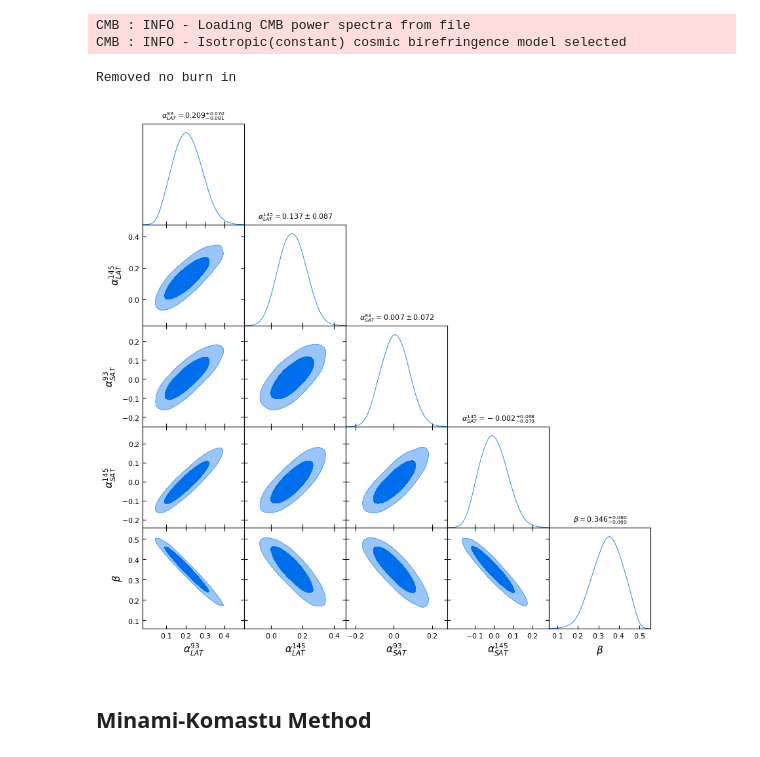
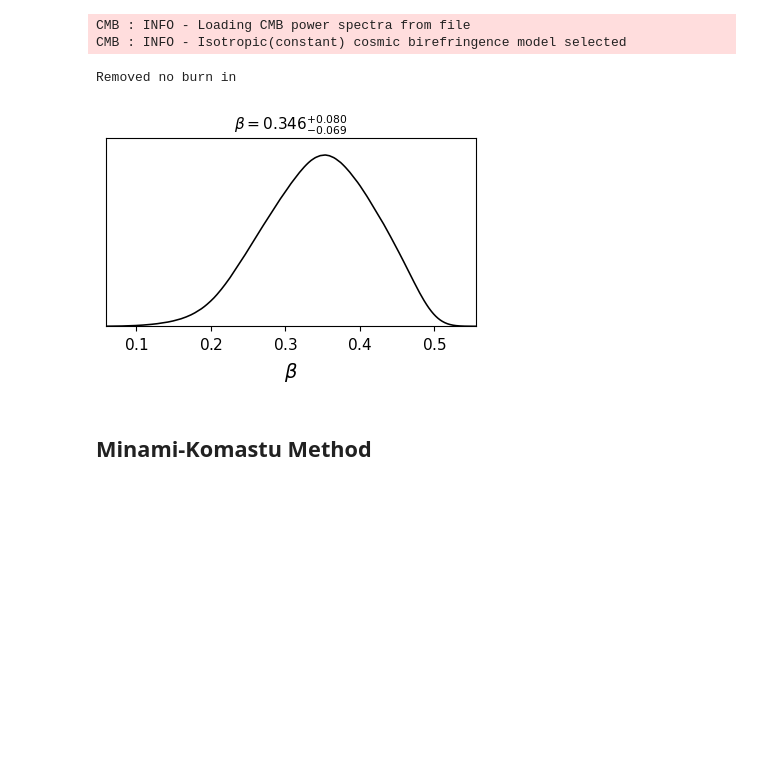
Before and after one commit to antolonappan/cobi, a Jupyter notebook: examples/tutorial.ipynb, the cells around one changed output. Cells and saved outputs as stored; diff of their text form; code cells hidden in the pictures; blank space fills up the shorter version.

```diff
--- a/examples/tutorial.ipynb
+++ b/examples/tutorial.ipynb
@@ -235,10 +231,10 @@ calibobj = Sat4Lat(dir1,lmin=100,lmax=3000,latlib=latspectra,satlib=satspectra,s
 CMB : INFO - Loading CMB power spectra from file
 CMB : INFO - Isotropic(constant) cosmic birefringence model selected
 # %%
-calibobj.plot_getdist(nwalkers=100,nsamples=2000)
+calibobj.plot_getdist(nwalkers=100,nsamples=2000, beta_only=True)
 # %% [output]
 Removed no burn in
-[figure, old version]
+[figure, new version]
 # %% [markdown]
 ## Minami-Komastu Method
 # %%
```
Also changed, not shown: parts of 5 cells of this notebook, 5 other files.
